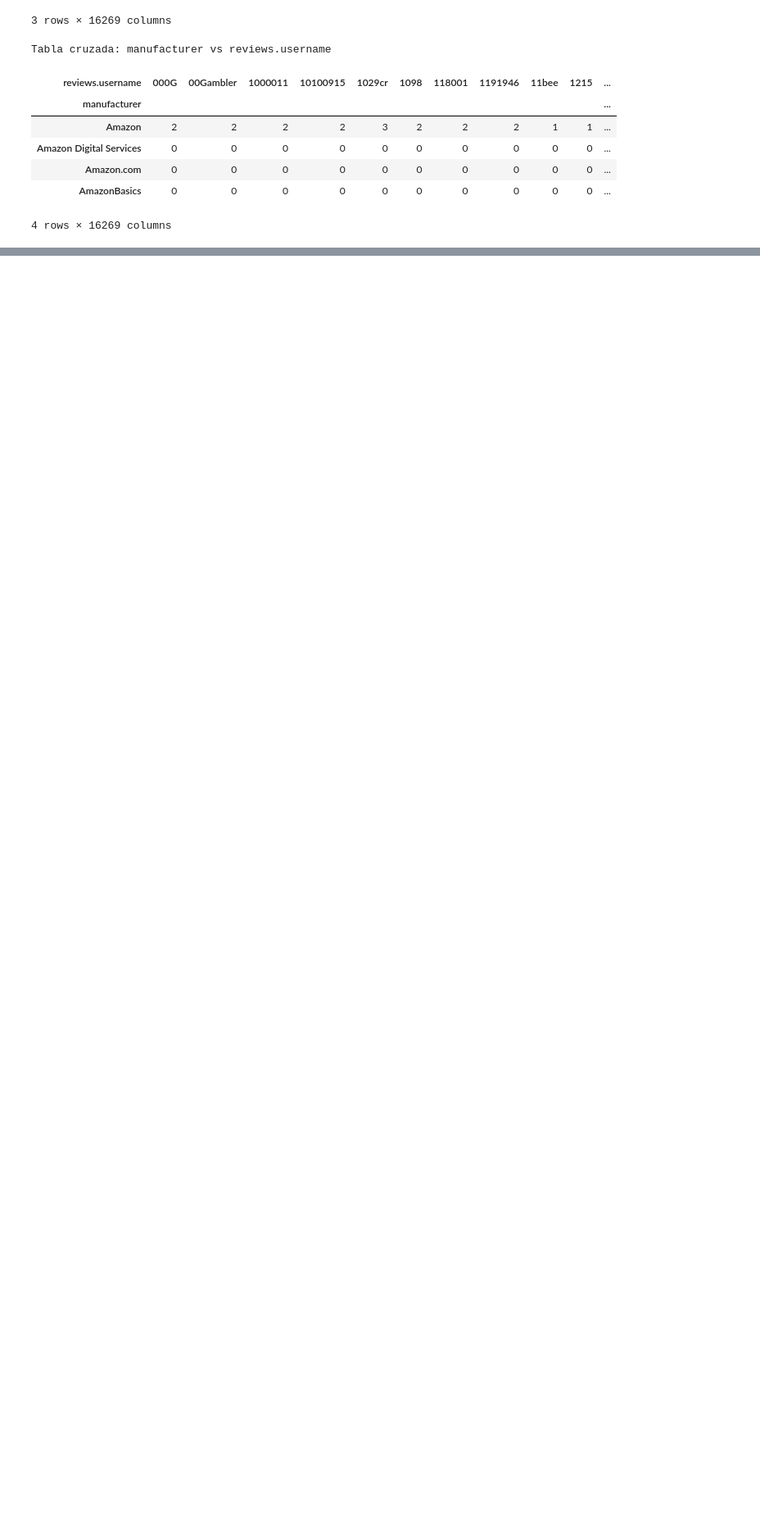
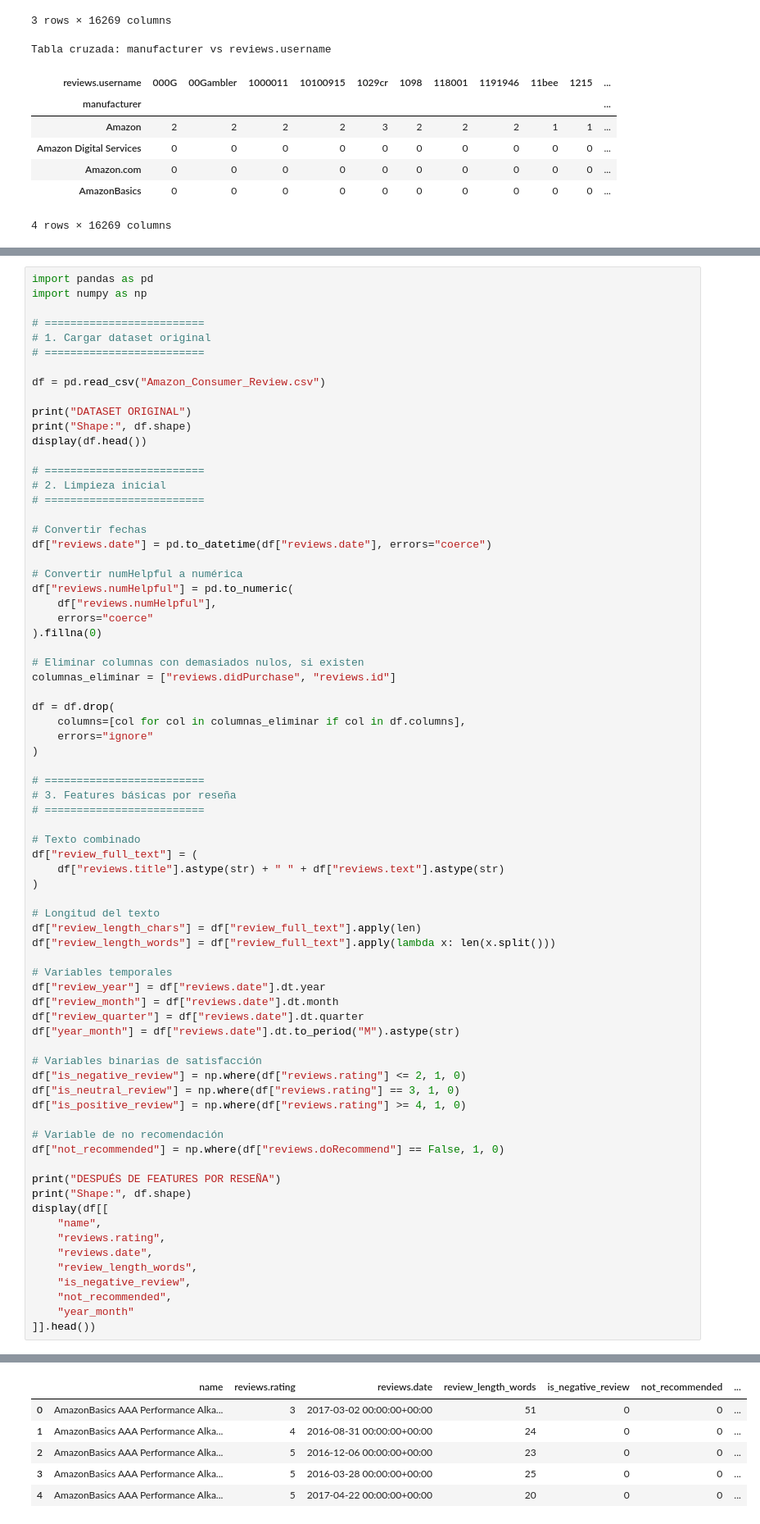
Before and after one commit to R3beAM/Proyecto-Final-Integracion, a Jupyter notebook: Evaluacion_2.ipynb, the cells around one changed output, grey strips where cells are left out. Shown at 82% size. Drawn from its saved outputs; the diff is of its cells as text; blank space fills up the shorter version.

```diff
--- a/Evaluacion_2.ipynb
+++ b/Evaluacion_2.ipynb
@@ -328,0 +331,74 @@ Tabla cruzada: manufacturer vs reviews.username
+# %%
+import pandas as pd
+import numpy as np
+
+# =========================
+# 1. Cargar dataset original
+# =========================
+
+df = pd.read_csv("Amazon_Consumer_Review.csv")
+
+print("DATASET ORIGINAL")
+print("Shape:", df.shape)
+display(df.head())
+
+# =========================
+# 2. Limpieza inicial
+# =========================
+
+# Convertir fechas
+df["reviews.date"] = pd.to_datetime(df["reviews.date"], errors="coerce")
+
+# Convertir numHelpful a numérica
+df["reviews.numHelpful"] = pd.to_numeric(
+    df["reviews.numHelpful"],
+    errors="coerce"
+).fillna(0)
+
+# Eliminar columnas con demasiados nulos, si existen
+columnas_eliminar = ["reviews.didPurchase", "reviews.id"]
+
+df = df.drop(
+    columns=[col for col in columnas_eliminar if col in df.columns],
+    errors="ignore"
+)
+
+# =========================
+# 3. Features básicas por reseña
+# =========================
+
+# Texto combinado
+df["review_full_text"] = (
+    df["reviews.title"].astype(str) + " " + df["reviews.text"].astype(str)
+)
+
+# Longitud del texto
+df["review_length_chars"] = df["review_full_text"].apply(len)
+df["review_length_words"] = df["review_full_text"].apply(lambda x: len(x.split()))
+
+# Variables temporales
+df["review_year"] = df["reviews.date"].dt.year
+df["review_month"] = df["reviews.date"].dt.month
+df["review_quarter"] = df["reviews.date"].dt.quarter
+df["year_month"] = df["reviews.date"].dt.to_period("M").astype(str)
+
+# Variables binarias de satisfacción
+df["is_negative_review"] = np.where(df["reviews.rating"] <= 2, 1, 0)
+df["is_neutral_review"] = np.where(df["reviews.rating"] == 3, 1, 0)
+df["is_positive_review"] = np.where(df["reviews.rating"] >= 4, 1, 0)
+
+# Variable de no recomendación
+df["not_recommended"] = np.where(df["reviews.doRecommend"] == False, 1, 0)
+
+print("DESPUÉS DE FEATURES POR RESEÑA")
+print("Shape:", df.shape)
+display(df[[
+    "name",
+    "reviews.rating",
+    "reviews.date",
+    "review_length_words",
+    "is_negative_review",
+    "not_recommended",
+    "year_month"
+]].head())
+# %% [output]
@@ -328,0 +416,6 @@ Tabla cruzada: manufacturer vs reviews.username
+|  | name | reviews.rating | reviews.date | review_length_words | is_negative_review | not_recommended | ... |
+| 0 | AmazonBasics AAA Performance Alka... | 3 | 2017-03-02 00:00:00+00:00 | 51 | 0 | 0 | ... |
+| 1 | AmazonBasics AAA Performance Alka... | 4 | 2016-08-31 00:00:00+00:00 | 24 | 0 | 0 | ... |
+| 2 | AmazonBasics AAA Performance Alka... | 5 | 2016-12-06 00:00:00+00:00 | 23 | 0 | 0 | ... |
+| 3 | AmazonBasics AAA Performance Alka... | 5 | 2016-03-28 00:00:00+00:00 | 25 | 0 | 0 | ... |
+| 4 | AmazonBasics AAA Performance Alka... | 5 | 2017-04-22 00:00:00+00:00 | 20 | 0 | 0 | ... |
```
Also changed, not shown: parts of 10 cells of this notebook.
